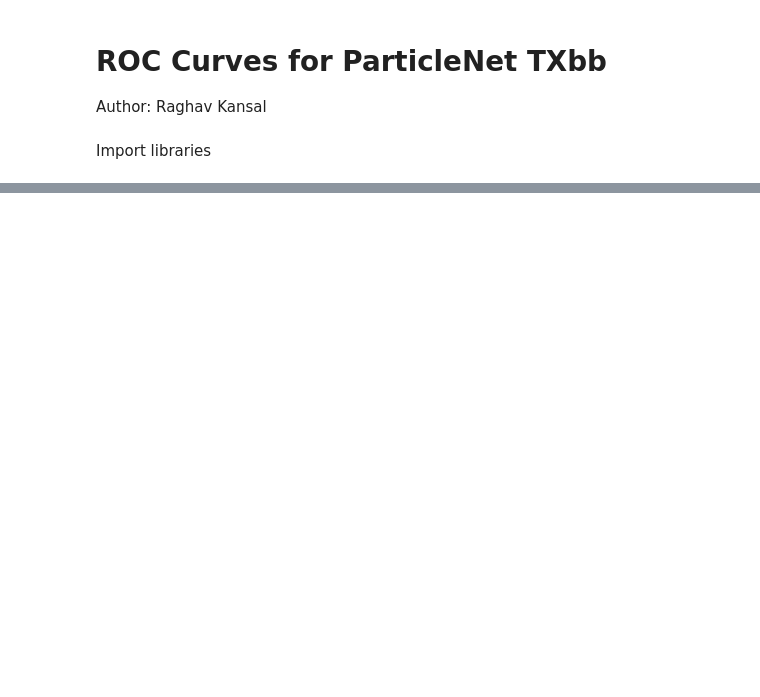
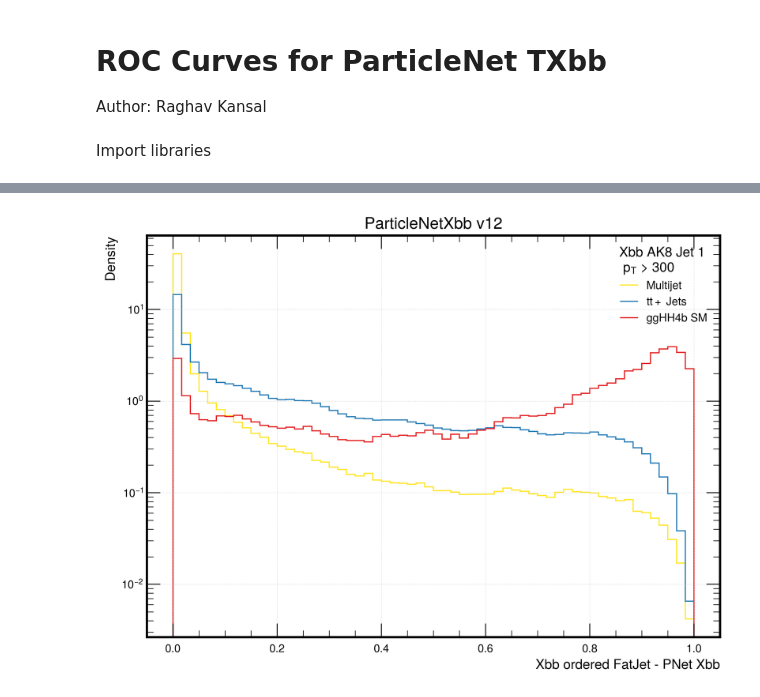
Before and after one commit to LPC-HH/HH4b, a Jupyter notebook: src/HH4b/boosted/ROCCurvesRun3PNet.ipynb, the cells around one changed output, grey strips where cells are left out. Saved outputs shown, nothing was run; the diff lists cells and outputs as text; code cells hidden in the pictures; blank space fills up the shorter version.

```diff
--- a/src/HH4b/boosted/ROCCurvesRun3PNet.ipynb
+++ b/src/HH4b/boosted/ROCCurvesRun3PNet.ipynb
@@ -90,7 +90,13 @@ for input_dir, samples in dirs.items():
         **events_dict,
         # this function will load files (only the columns selected), apply filters and compute a weight per event
         **utils.load_samples(
-            input_dir, samples, year, filters=filters, columns=columns, variations=False
+            input_dir,
+            samples,
+            year,
+            filters=filters,
+            columns=columns,
+            variations=False,
+            reorder_legacy_txbb=False,
         ),
     }
 
@@ -135,0 +163,49 @@ plotting.ROCCurve(
+# %%
+import hist
+
+formatter = mticker.ScalarFormatter(useMathText=True)
+formatter.set_powerlimits((-3, 3))
+plt.rcParams.update({"font.size": 12})
+plt.rcParams["lines.linewidth"] = 2
+plt.rcParams["grid.color"] = "#CCCCCC"
+plt.rcParams["grid.linewidth"] = 0.5
+plt.rcParams["figure.edgecolor"] = "none"
+
+xbb_axis = hist.axis.Regular(60, 0, 1, name="xbb", label="Xbb ordered FatJet - PNet Xbb")
+sample_axis = hist.axis.StrCategory([], name="cat", growth=True)
+h = hist.Hist(xbb_axis, sample_axis)
+
+for key in ["qcd", "ttbar", "hh4b"]:
+    h.fill(
+        events_dict[key]["bbFatJetPNetXbb"][1],
+        key,
+        weight=events_dict[key]["finalWeight"].to_numpy(),
+    )
+
+labels = {
+    "qcd": "Multijet",
+    "ttbar": r"$tt+$ Jets",
+    "hh4b": "ggHH4b SM",
+}
+bkg_colors = {**plotting.color_by_sample}
+
+fig, ax = plt.subplots(1, 1, figsize=(8, 6))
+for key in ["qcd", "ttbar", "hh4b"]:
+    hep.histplot(
+        h[{"cat": key}],
+        ax=ax,
+        label=f"{labels[key]}",
+        density=True,
+        color=bkg_colors[key],
+    )
+    ax.legend(title=f"Xbb AK8 Jet 1 \n " + r"p$_T$ > 300")
+    ax.set_ylabel("Density")
+    ax.set_title("ParticleNetXbb v12")
+    ax.set_yscale("log")
+    ax.xaxis.grid(True, which="major")
+    ax.yaxis.grid(True, which="major")
+fig.tight_layout()
+fig.savefig("PNetXbb_2022EE_v12.png")
+fig.savefig("PNetXbb_2022EE_v12.pdf")
+# %% [output]
+[figure, added]
```
Also changed, not shown: parts of 2 cells of this notebook, 7 other files.
